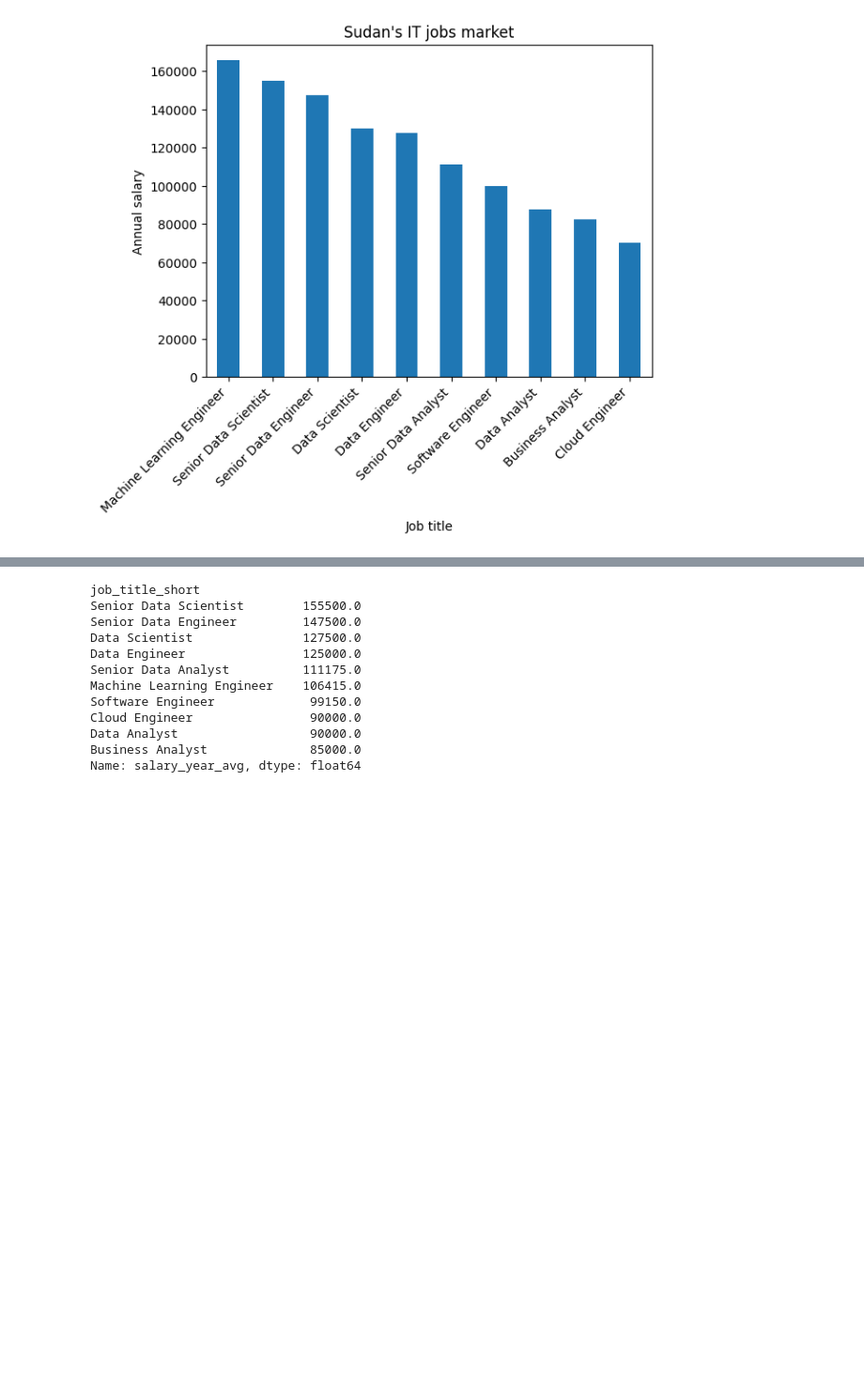
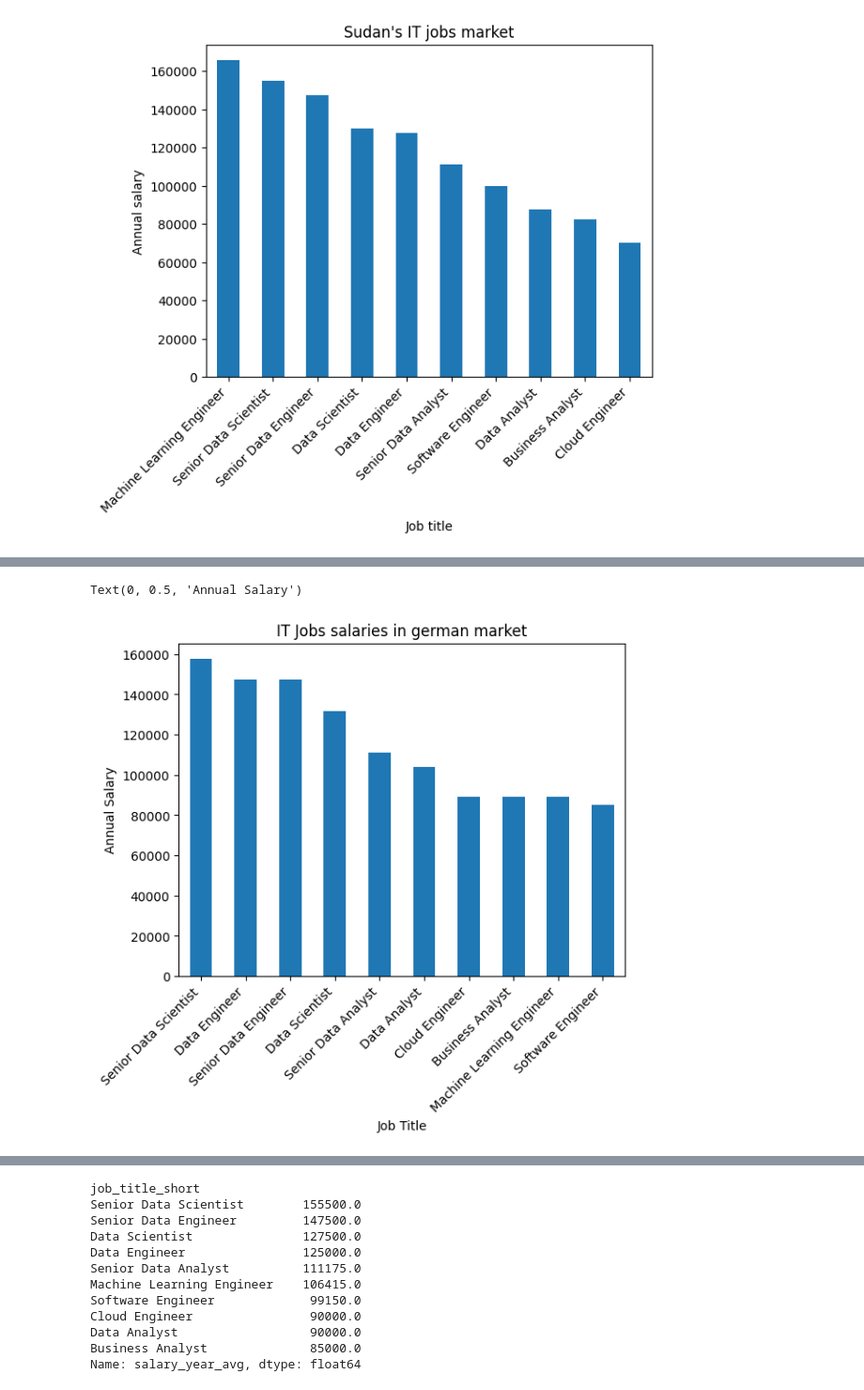
Before and after one commit to ahmedsayedtalib/data-analytics, a Jupyter notebook: training.ipynb, the cells around one changed output, grey strips where cells are left out. Shown at 94% size. Drawn from its saved outputs; the diff is of its cells as text; code cells hidden in the pictures; blank space fills up the shorter version.

```diff
--- a/training.ipynb
+++ b/training.ipynb
@@ -651,0 +637,13 @@ plt.xticks(rotation=45,ha='right')
+# %%
+germany_jobs = dataframe[dataframe['job_country'] == 'Germany']
+germany_jobs = germany_jobs.dropna(subset='salary_year_avg')
+germany_median_salaries = germany_jobs.groupby('job_title_short')['salary_year_avg'].agg(['min','max','median','count'])
+germany_median_salaries = germany_median_salaries['median'].sort_values(ascending=False)
+germany_median_salaries.plot(kind='bar')
+plt.title('IT Jobs salaries in german market')
+plt.xlabel('Job Title')
+plt.xticks(rotation = 45,ha = 'right')
+plt.ylabel('Annual Salary')
+# %% [output]
+Text(0, 0.5, 'Annual Salary')
+[figure, added]
```
Also changed, not shown: parts of 69 cells of this notebook.
